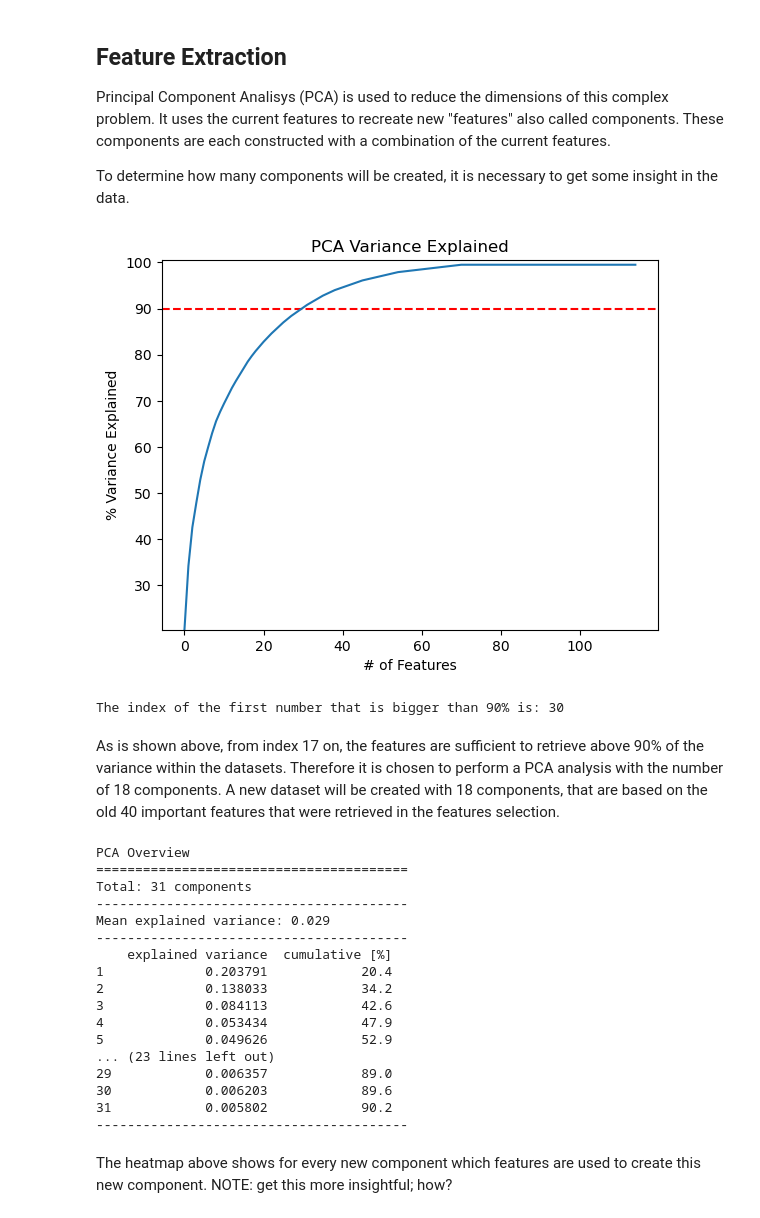
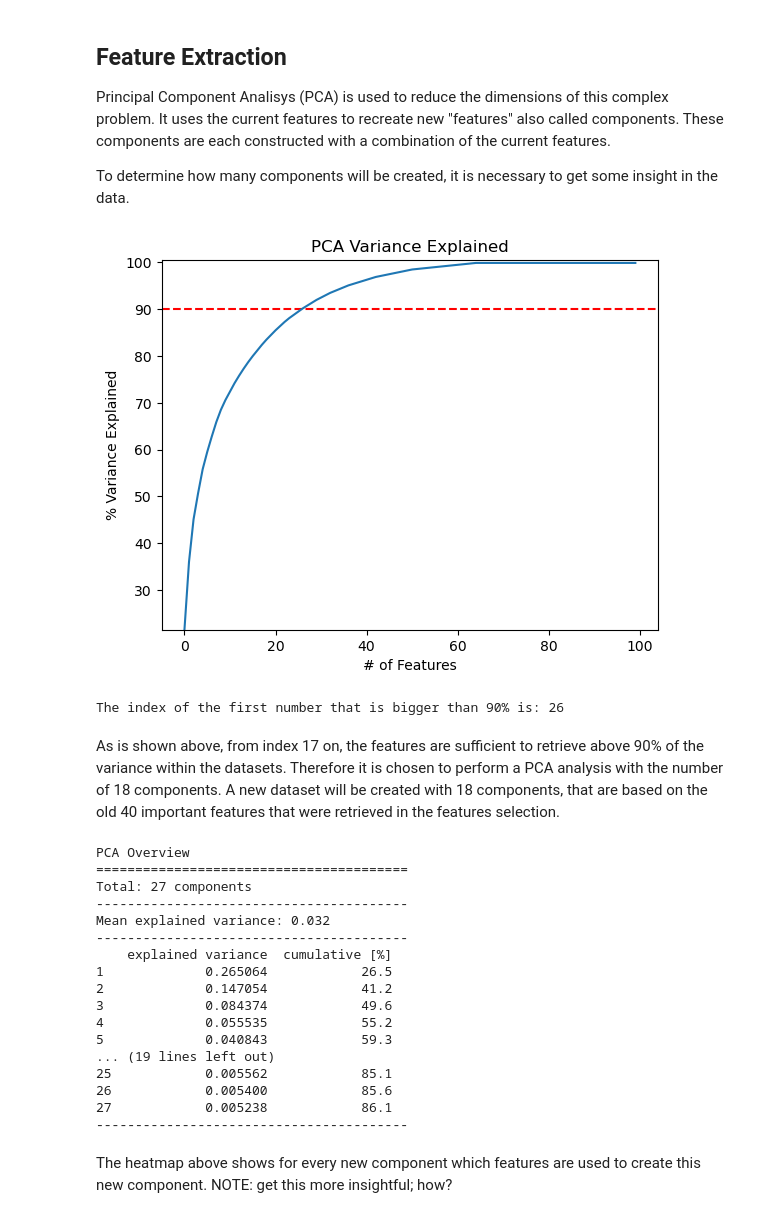
Before and after one commit to dpasqualini/TM10007_G16, a Jupyter notebook: assignment.ipynb, the cells around one changed output. Cells and saved outputs as stored; diff of their text form; code cells hidden in the pictures.

Commit message:
Selected the the right amount of features after feature selection for PCA

```diff
--- a/assignment.ipynb
+++ b/assignment.ipynb
@@ -520,8 +516,14 @@ for i, clf in enumerate(classifiers):
 plt.legend()
 plt.show()
 
-# X_tr_norm_selected.boxplot(figsize=(10,5))
-# plt.title('Normalised data scaled by standard scaling after feature selection by RFE')
-# plt.show()
+model = LogisticRegression(max_iter=1000)
+rfe = RFE(estimator=model, n_features_to_select=100)
+rfe.fit(X_tr_norm, y_d.to_numpy().reshape(-1,))
+final_features = X_tr_norm.columns[rfe.support_]
+final_X_tr_norm = X_tr_norm.loc[:, final_features]
+
+final_X_tr_norm.boxplot(figsize=(10,5))
+plt.title('Normalised data scaled by standard scaling after feature selection by RFE')
+plt.show()
 # %% [output]
 [figure]
@@ -532,11 +535,11 @@ Principal Component Analisys (PCA) is used to reduce the dimensions of this comp
 To determine how many components will be created, it is necessary to get some insight in the data.
 # %%
 # To get info about whole dataset in PCA
-variance1, var1 = PCA_info_notransform(X_tr_norm_selected, selected_features)
+variance1, var1 = PCA_info_notransform(final_X_tr_norm, final_features)
 n_comp = PCA_plot(var1)
 # %% [output]
-[figure, old version]
+[figure, new version]
-The index of the first number that is bigger than 90% is: 30
+The index of the first number that is bigger than 90% is: 26
 # %% [markdown]
 As is shown above, from index 17 on, the features are sufficient to retrieve above 90% of the variance within the datasets. Therefore it is chosen to perform a PCA analysis with the number of 18 components. A new dataset will be created with 18 components, that are based on the old 40 important features that were retrieved in the features selection.
 # %%
@@ -549,20 +552,20 @@ df_explained_variance, mean_explained_variance, idx = PCA_transform_overview(var
 # %% [output]
 PCA Overview
 ========================================
-Total: 31 components
+Total: 27 components
 ----------------------------------------
-Mean explained variance: 0.029
+Mean explained variance: 0.032
 ----------------------------------------
     explained variance  cumulative [%]
-1             0.203791            20.4
-2             0.138033            34.2
-3             0.084113            42.6
-4             0.053434            47.9
-5             0.049626            52.9
-... (23 lines left out)
-29            0.006357            89.0
-30            0.006203            89.6
-31            0.005802            90.2
+1             0.265064            26.5
+2             0.147054            41.2
+3             0.084374            49.6
+4             0.055535            55.2
+5             0.040843            59.3
+... (19 lines left out)
+25            0.005562            85.1
+26            0.005400            85.6
+27            0.005238            86.1
 ----------------------------------------
 # %% [markdown]
 The heatmap above shows for every new component which features are used to create this new component.
```
Also changed, not shown: parts of 9 cells of this notebook.
